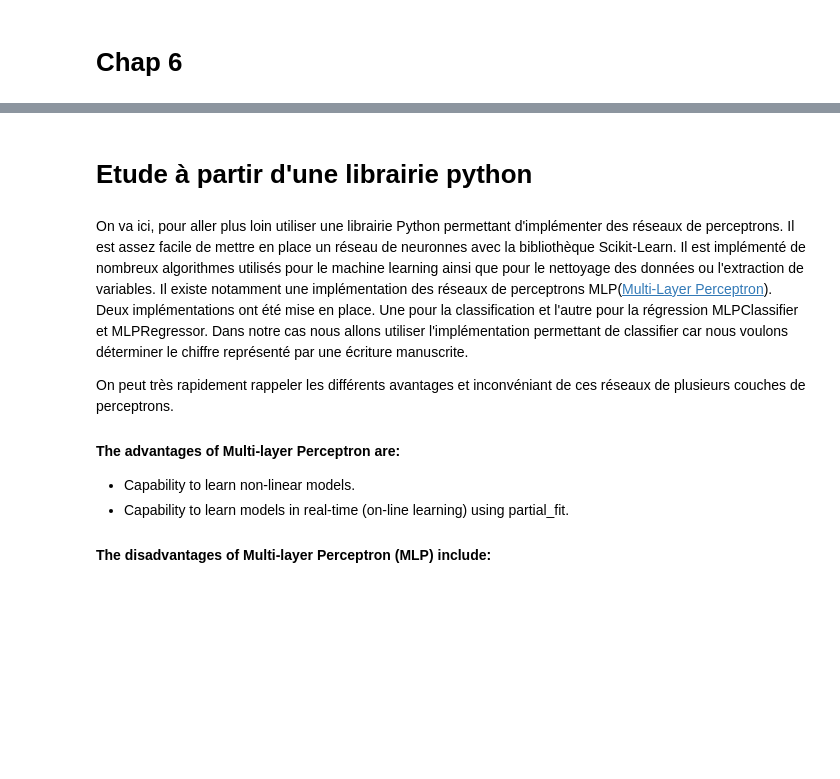
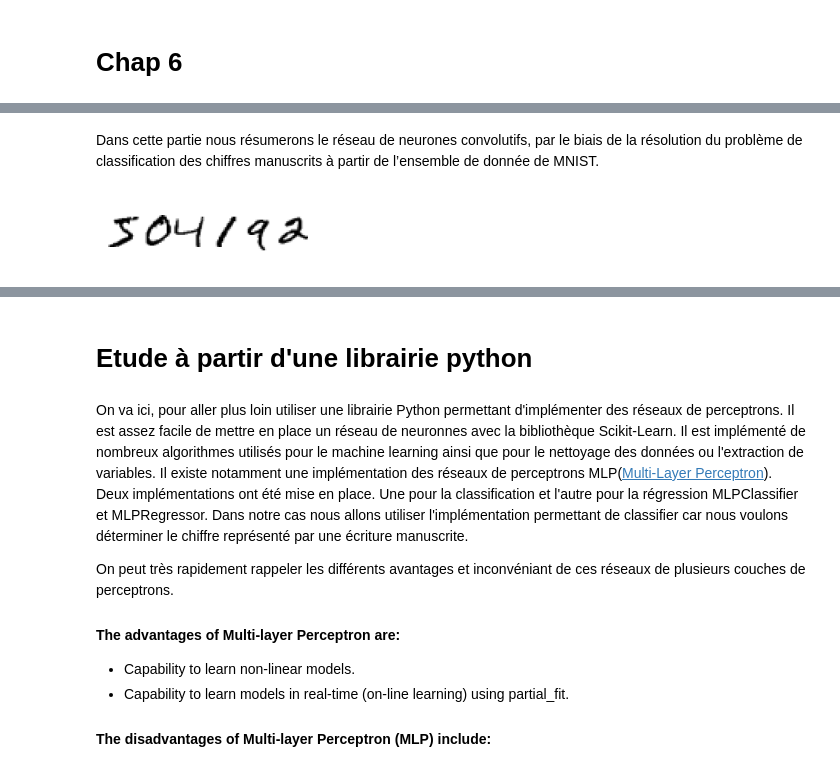
Before and after one commit to rcourivaud/HandWrittenRecognitionDigits, a Jupyter notebook: Hand Written Digits Recognition.ipynb, the cells around one changed output, grey strips where cells are left out. Drawn from its saved outputs; the diff is of its cells as text; code cells hidden in the pictures; blank space fills up the shorter version.

```diff
--- a/Hand Written Digits Recognition.ipynb
+++ b/Hand Written Digits Recognition.ipynb
@@ -86,3 +86,9 @@ PDF("./docs/neuralnetworksanddeeplearning_com_chap3_html.pdf")
 PDF("./docs/neuralnetworksanddeeplearning_com_chap6_html.pdf")
 # %% [output]
 [interactive output not drawn]
+# %% [markdown]
+Dans cette partie nous résumerons le réseau de neurones convolutifs, par le biais de la résolution du problème de classification des chiffres manuscrits à partir de l’ensemble de donnée de MNIST.
+# %%
+Image(filename='./img/numbers1.png')
+# %% [output]
+[figure, added]
```
Also changed, not shown: parts of 56 cells of this notebook, 10 other files.
